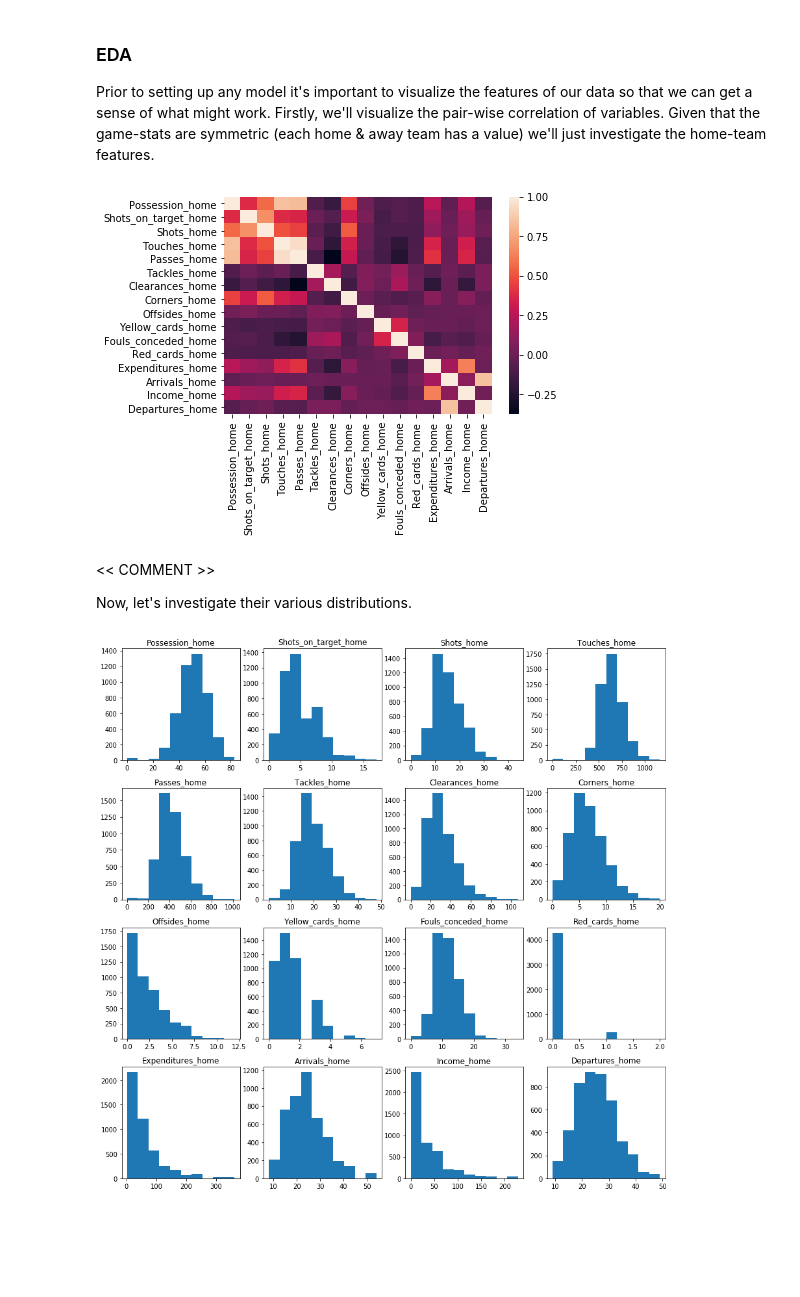
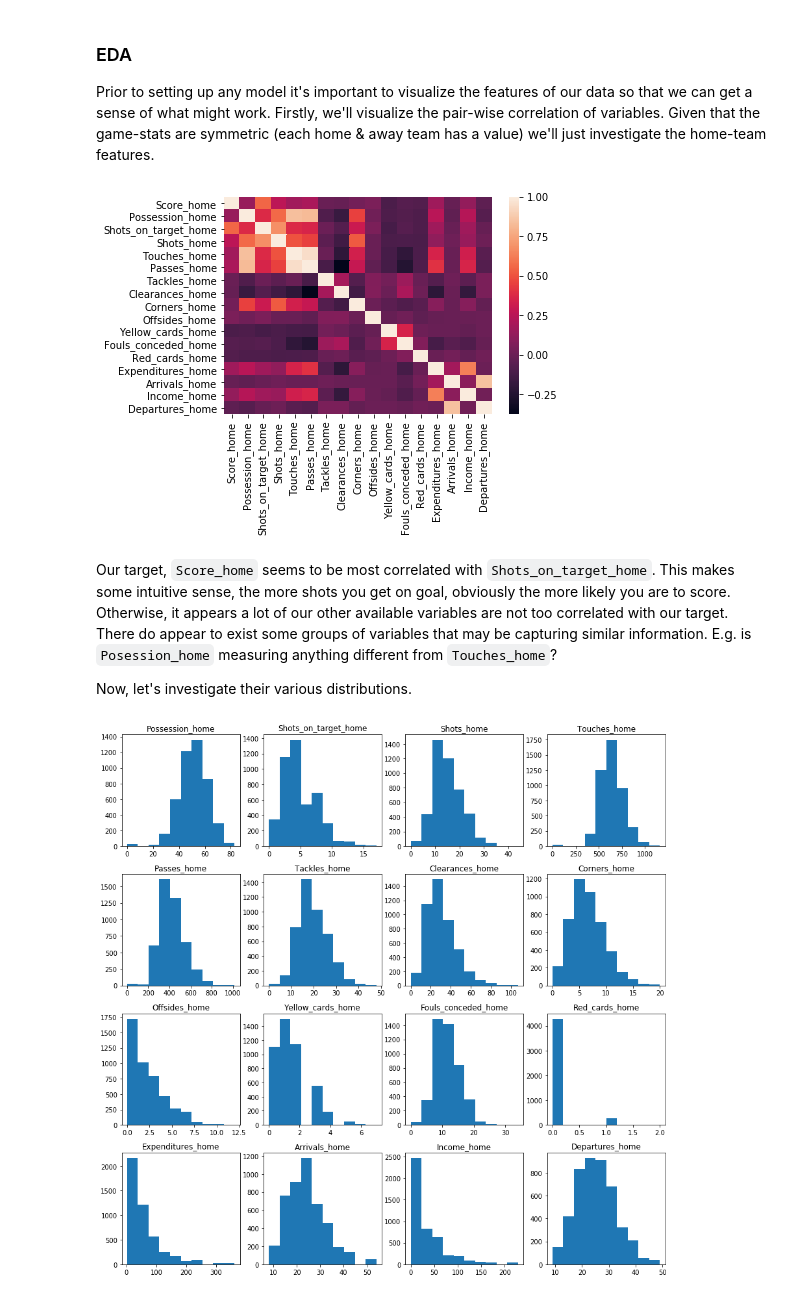
Before and after one commit to tunghoangt/Soccer-prediction-with-Machine-Learning, a Jupyter notebook: models/Presentation.ipynb, the cells around one changed output. Cells and saved outputs as stored; diff of their text form; code cells hidden in the pictures; blank space fills up the shorter version.

```diff
--- a/models/Presentation.ipynb
+++ b/models/Presentation.ipynb
@@ -55,15 +51,15 @@ df_wo = df.drop(columns = FEATURES_TO_DROP)
 Prior to setting up any model it's important to visualize the features of our data so that we can get a sense of what might work. Firstly, we'll visualize the pair-wise correlation of variables. Given that the game-stats are symmetric (each home & away team has a value) we'll just investigate the home-team features.
 # %%
 import seaborn as sns
-home_features = [ f for f in list(df_wo) if '_home' in f ]
-corr = df_wo[home_features].corr()
+home_features = [ f for f in list(df) if '_home' in f ]
+corr = df[home_features].corr()
 _ = sns.heatmap(corr)
 # %% [output]
-[figure, old version]
+[figure, new version]
-# %% [markdown]
-<< COMMENT >>
-
-Now, let's investigate their various distributions.
+# %% [markdown]
+Our target, `Score_home` seems to be most correlated with `Shots_on_target_home`. This makes some intuitive sense, the more shots you get on goal, obviously the more likely you are to score. Otherwise, it appears a lot of our other available variables are not too correlated with our target. There do appear to exist some groups of variables that may be capturing similar information. E.g. is `Posession_home` measuring anything different from `Touches_home`?
+
+Now, let's investigate their various distributions.
 # %%
 import matplotlib.pyplot as plt
 n_figs = len(home_features)
```
Also changed, not shown: parts of 75 cells of this notebook, 1 other file.
